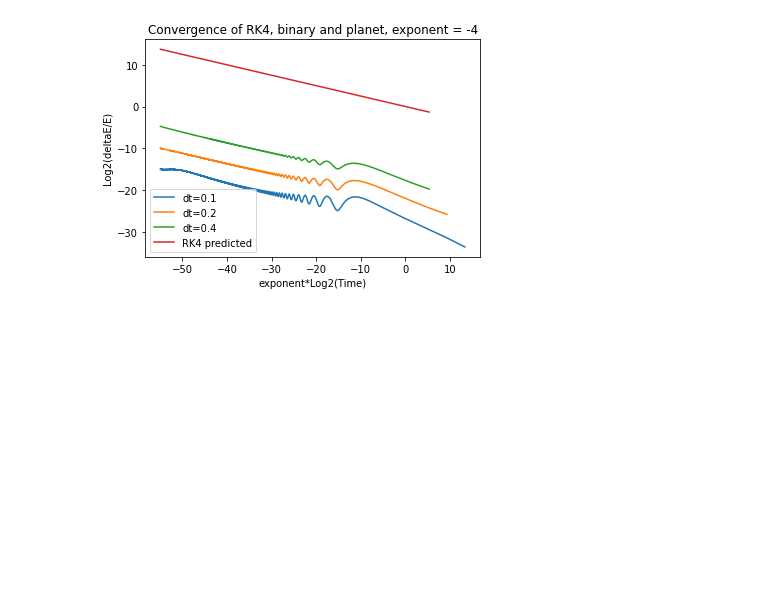
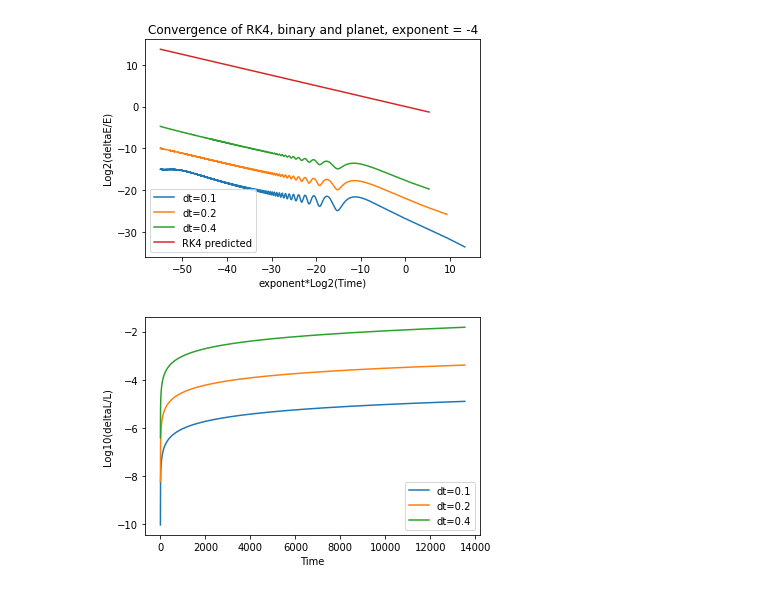
Before and after one commit to sdorsher/ThreeBodyOrbits, a Jupyter notebook: E vs t convergence plot.ipynb, the cells around one changed output. Saved outputs shown, nothing was run; the diff lists cells and outputs as text; code cells hidden in the pictures; blank space fills up the shorter version.

Commit message:
deltaL/L converges correctly as dt to the -4 with a nice straight line. delta px/px and delta py/py are in roundoff

```diff
--- a/E vs t convergence plot.ipynb
+++ b/E vs t convergence plot.ipynb
@@ -160,3 +160,21 @@ plt.show()
 -4 0.2 -2.321928094887362 6768.8 62866.66755469431
 -4 0.4 -1.3219280948873622 6768.8 35791.46755469431
 [figure]
+# %%
+import matplotlib.pyplot as plt
+fig,ax=plt.subplots(1,1)
+plt.xlabel('Time')
+plt.ylabel('Log10(deltaL/L)')
+plt.title('')
+for i in [5,3,4]:
+    temptimes=tarr[i]
+    tempL = deltaLarr[i]
+    #print(i,len(temptimes),len(temp), max(temptimes))
+    temparrL=np.array(tempL)
+    #print(temparr[0:10])
+    logtemparrL=np.log10(temparrL[:,2])
+    ax.plot(temptimes,logtemparrL,label='dt='+str(dtarr[i]))
+ax.legend(loc="lower right")
+plt.show()
+# %% [output]
+[figure, added]
```
Also changed, not shown: parts of 4 cells of this notebook.
